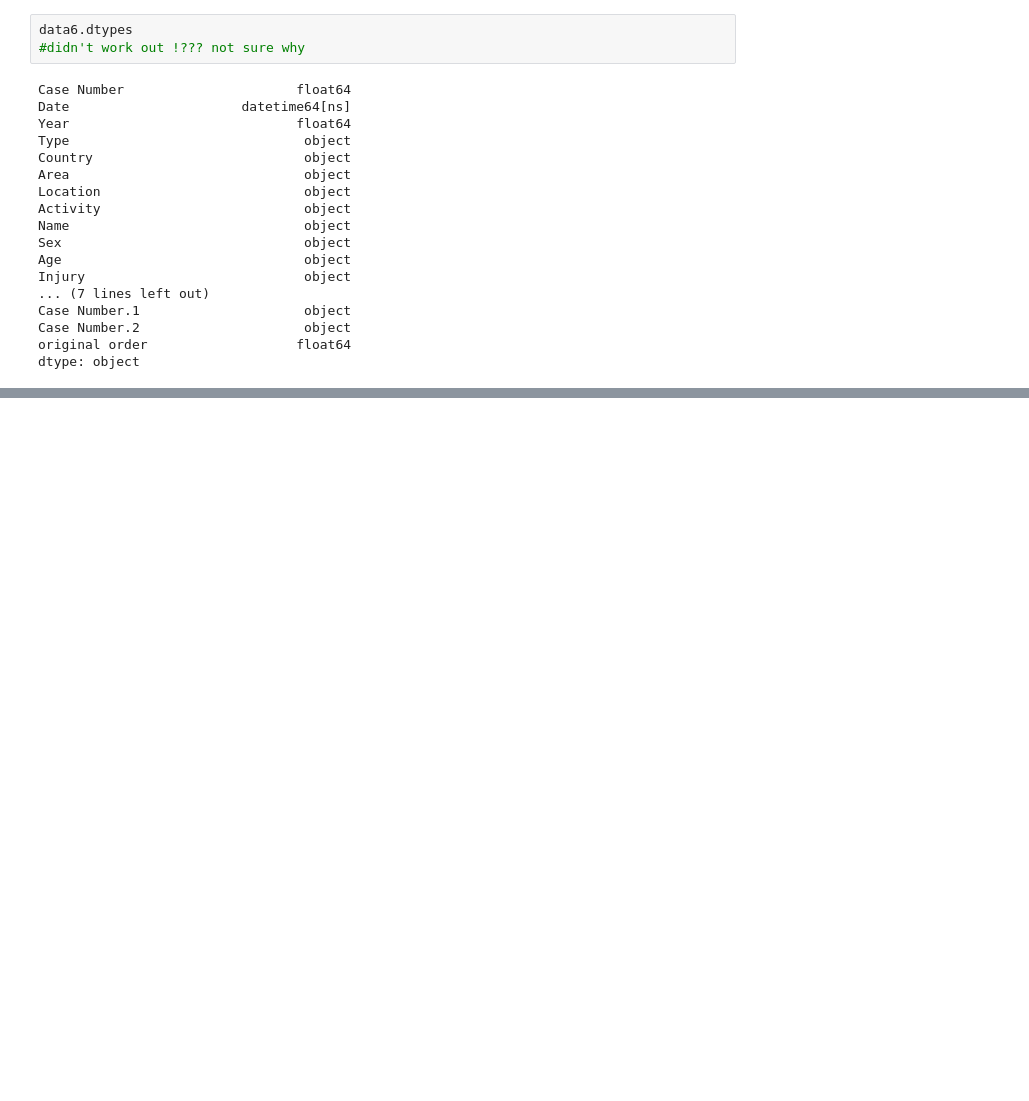
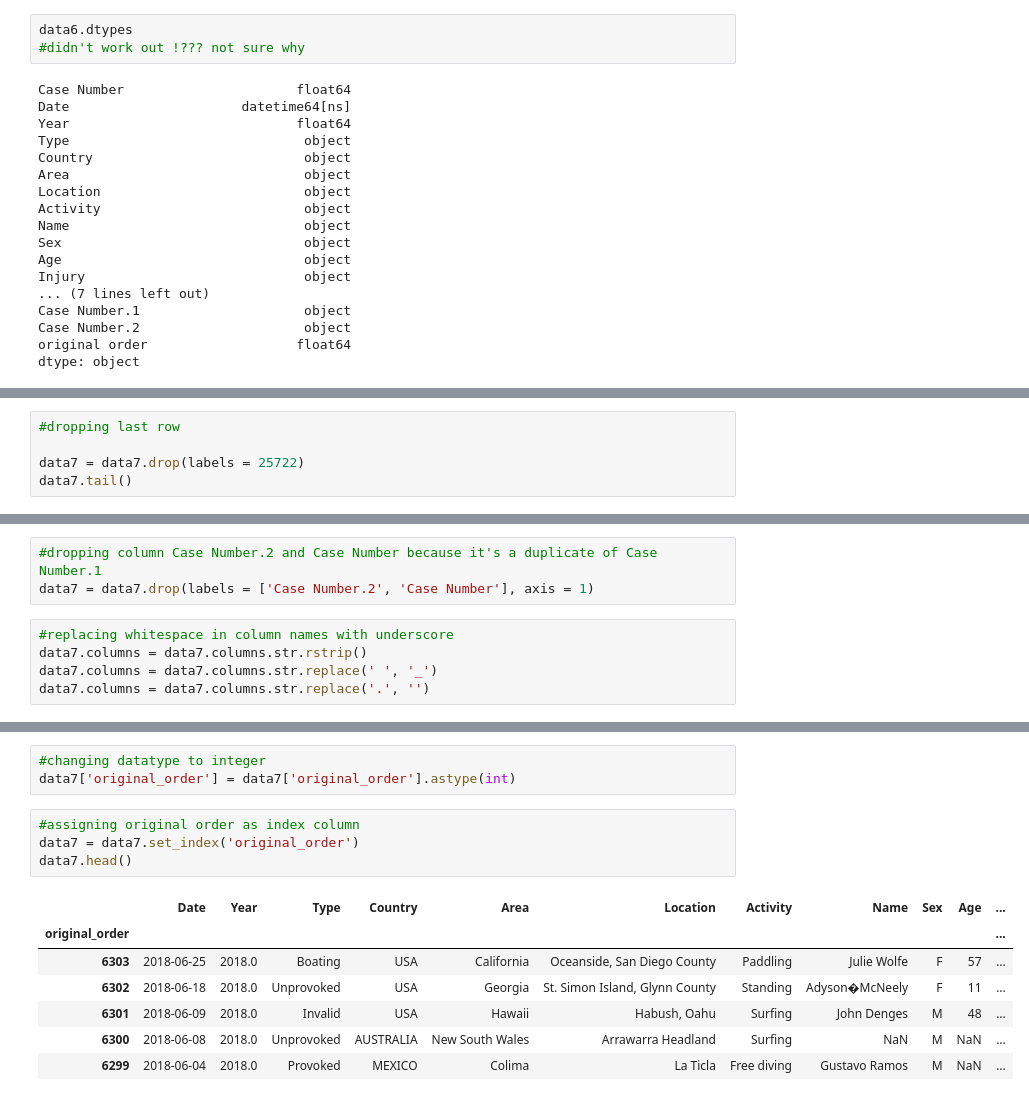
Before and after one commit to Ulli-H/Project02-Data_Cleaning, a Jupyter notebook: data_wrangling.ipynb, the cells around one changed output, grey strips where cells are left out. Cells and saved outputs as stored; diff of their text form; blank space fills up the shorter version.

```diff
--- a/data_wrangling.ipynb
+++ b/data_wrangling.ipynb
@@ -503,0 +503,5 @@ dtype: object
+# %%
+#dropping last row
+
+data7 = data7.drop(labels = 25722)
+data7.tail()
@@ -503,0 +516,8 @@ dtype: object
+# %%
+#dropping column Case Number.2 and Case Number because it's a duplicate of Case Number.1
+data7 = data7.drop(labels = ['Case Number.2', 'Case Number'], axis = 1)
+# %%
+#replacing whitespace in column names with underscore
+data7.columns = data7.columns.str.rstrip()
+data7.columns = data7.columns.str.replace(' ', '_')
+data7.columns = data7.columns.str.replace('.', '')
@@ -503,0 +533,15 @@ dtype: object
+# %%
+#changing datatype to integer
+data7['original_order'] = data7['original_order'].astype(int)
+# %%
+#assigning original order as index column
+data7 = data7.set_index('original_order')
+data7.head()
+# %% [output]
+|  | Date | Year | Type | Country | Area | Location | Activity | Name | Sex | Age | ... |
+| original_order |  |  |  |  |  |  |  |  |  |  | ... |
+| 6303 | 2018-06-25 | 2018.0 | Boating | USA | California | Oceanside, San Diego County | Paddling | Julie Wolfe | F | 57 | ... |
+| 6302 | 2018-06-18 | 2018.0 | Unprovoked | USA | Georgia | St. Simon Island, Glynn County | Standing | Adyson�McNeely | F | 11 | ... |
+| 6301 | 2018-06-09 | 2018.0 | Invalid | USA | Hawaii | Habush, Oahu | Surfing | John Denges | M | 48 | ... |
+| 6300 | 2018-06-08 | 2018.0 | Unprovoked | AUSTRALIA | New South Wales | Arrawarra Headland | Surfing | NaN | M | NaN | ... |
+| 6299 | 2018-06-04 | 2018.0 | Provoked | MEXICO | Colima | La Ticla | Free diving | Gustavo Ramos | M | NaN | ... |
```
Also changed, not shown: parts of 32 cells of this notebook, 1 other file.
